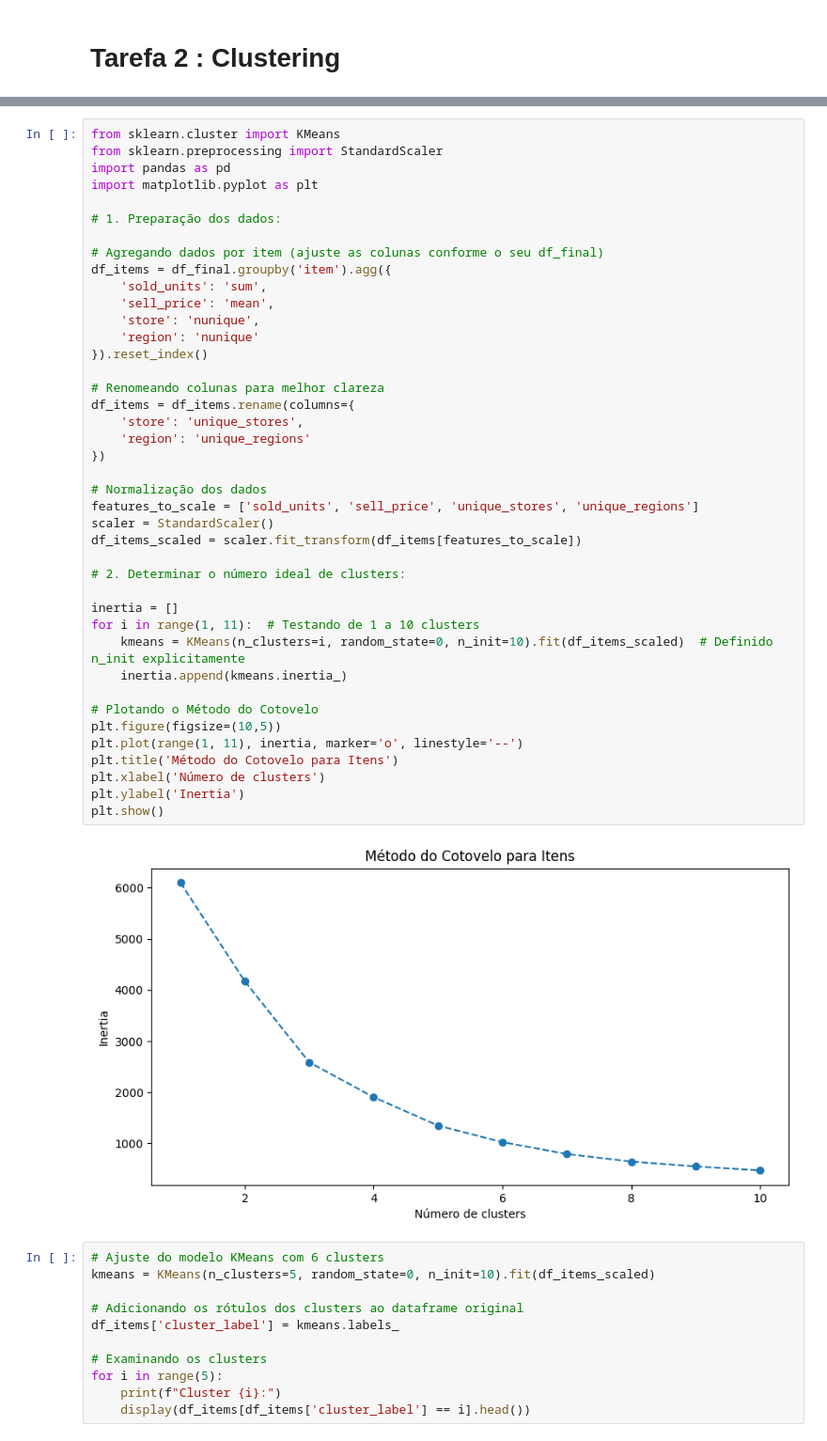
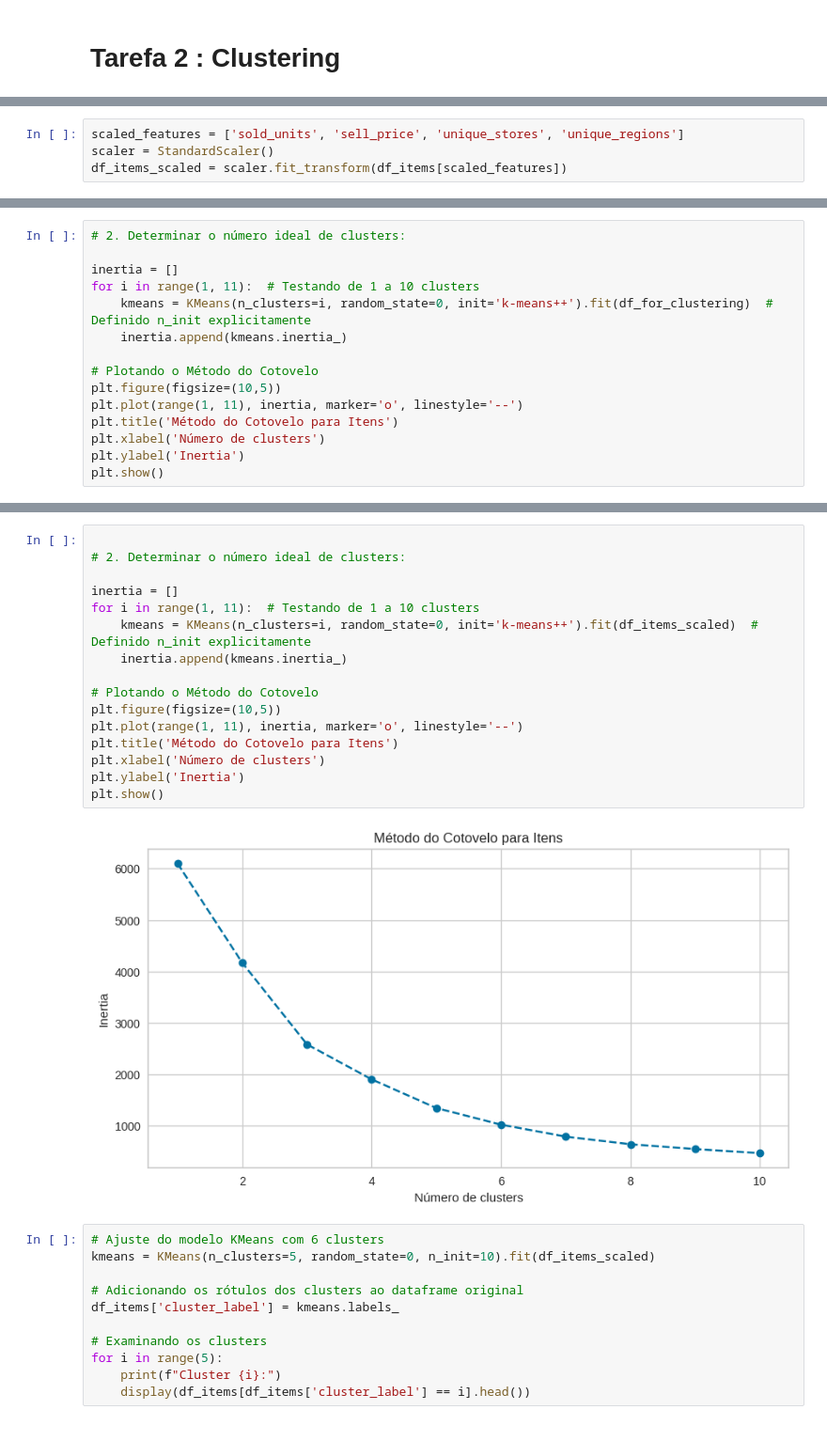
Before and after one commit to viicctor91/me, a Jupyter notebook: Projeto_Final.ipynb, the cells around one changed output, grey strips where cells are left out. Shown at 94% size. Drawn from its saved outputs; the diff is of its cells as text.

```diff
--- a/Projeto_Final.ipynb
+++ b/Projeto_Final.ipynb
@@ -1007,0 +1172,4 @@ memory usage: 1.7 GB
+# %%
+scaled_features = ['sold_units', 'sell_price', 'unique_stores', 'unique_regions']
+scaler = StandardScaler()
+df_items_scaled = scaler.fit_transform(df_items[scaled_features])
@@ -1007,0 +1239,15 @@ memory usage: 1.7 GB
+# %%
+# 2. Determinar o número ideal de clusters:
+
+inertia = []
+for i in range(1, 11):  # Testando de 1 a 10 clusters
+    kmeans = KMeans(n_clusters=i, random_state=0, init='k-means++').fit(df_for_clustering)  # Definido n_init explicitamente
+    inertia.append(kmeans.inertia_)
+
+# Plotando o Método do Cotovelo
+plt.figure(figsize=(10,5))
+plt.plot(range(1, 11), inertia, marker='o', linestyle='--')
+plt.title('Método do Cotovelo para Itens')
+plt.xlabel('Número de clusters')
+plt.ylabel('Inertia')
+plt.show()
@@ -1008,46 +1383,21 @@ memory usage: 1.7 GB
 # %%
-from sklearn.cluster import KMeans
-from sklearn.preprocessing import StandardScaler
-import pandas as pd
-import matplotlib.pyplot as plt
-
-# 1. Preparação dos dados:
-
-# Agregando dados por item (ajuste as colunas conforme o seu df_final)
-df_items = df_final.groupby('item').agg({
-    'sold_units': 'sum',
-    'sell_price': 'mean',
-    'store': 'nunique',
-    'region': 'nunique'
-}).reset_index()
-
-# Renomeando colunas para melhor clareza
-df_items = df_items.rename(columns={
-    'store': 'unique_stores',
-    'region': 'unique_regions'
-})
-
-# Normalização dos dados
-features_to_scale = ['sold_units', 'sell_price', 'unique_stores', 'unique_regions']
-scaler = StandardScaler()
-df_items_scaled = scaler.fit_transform(df_items[features_to_scale])
 
 # 2. Determinar o número ideal de clusters:
 
 inertia = []
 for i in range(1, 11):  # Testando de 1 a 10 clusters
-    kmeans = KMeans(n_clusters=i, random_state=0, n_init=10).fit(df_items_scaled)  # Definido n_init explicitamente
+    kmeans = KMeans(n_clusters=i, random_state=0, init='k-means++').fit(df_items_scaled)  # Definido n_init explicitamente
     inertia.append(kmeans.inertia_)
 
 # Plotando o Método do Cotovelo
 plt.figure(figsize=(10,5))
 plt.plot(range(1, 11), inertia, marker='o', linestyle='--')
 plt.title('Método do Cotovelo para Itens')
 plt.xlabel('Número de clusters')
 plt.ylabel('Inertia')
 plt.show()
 # %% [output]
-[figure, old version]
+[figure, new version]
 # %%
 # Ajuste do modelo KMeans com 6 clusters
 kmeans = KMeans(n_clusters=5, random_state=0, n_init=10).fit(df_items_scaled)
```
Also changed, not shown: parts of 46 cells of this notebook.
